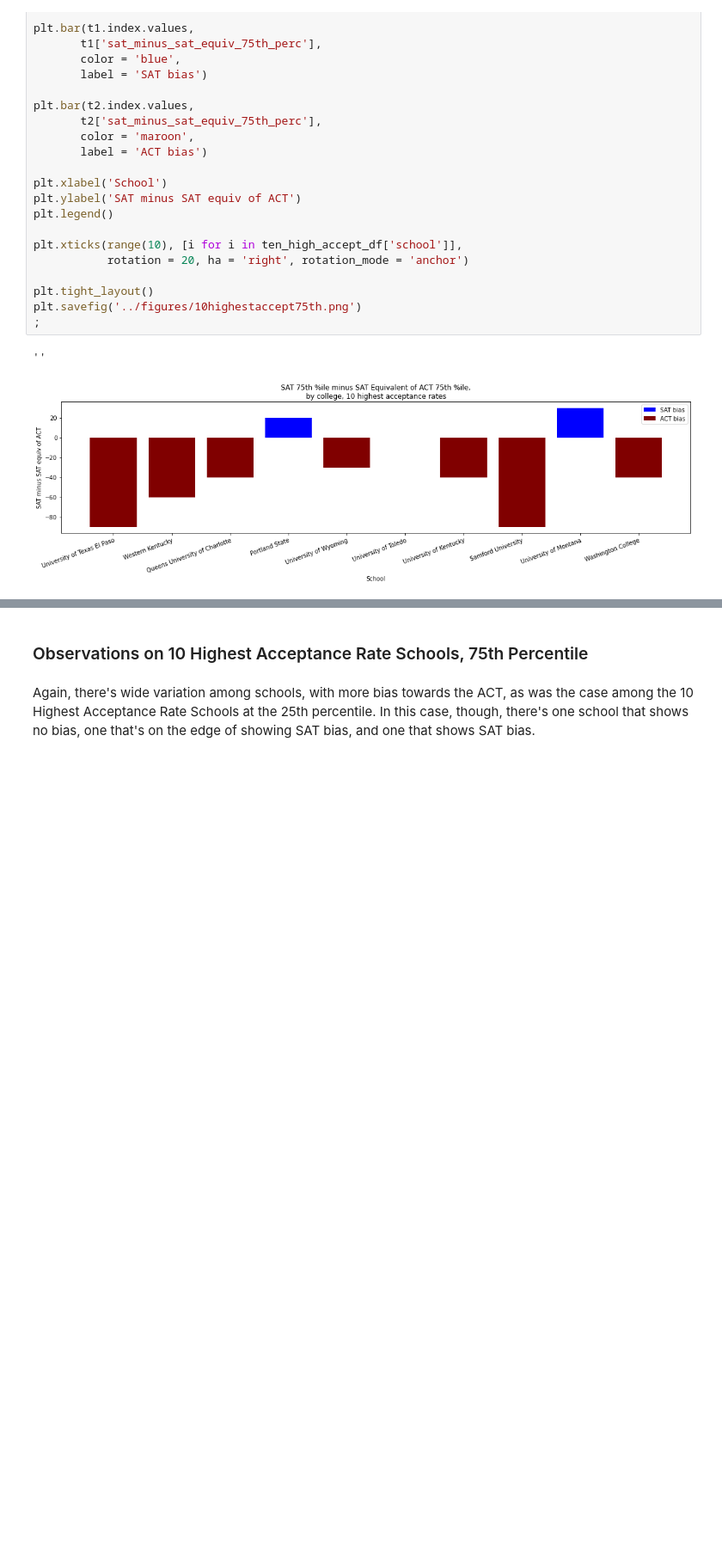
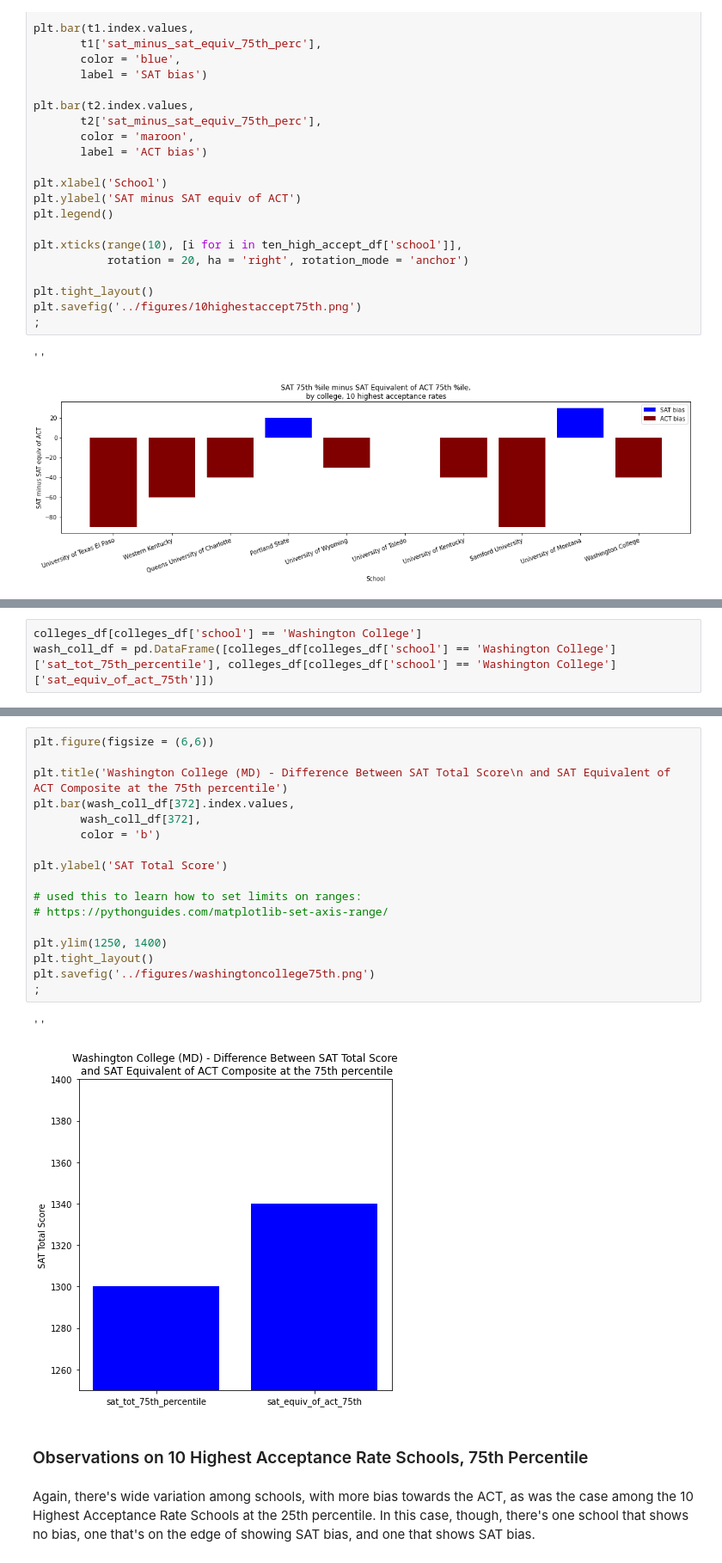
Before and after one commit to lmdunn/actsat, a Jupyter notebook: code/loren-starter-code.ipynb, the cells around one changed output, grey strips where cells are left out. Shown at 86% size. Saved outputs shown, nothing was run; the diff lists cells and outputs as text; blank space fills up the shorter version.

```diff
--- a/code/loren-starter-code.ipynb
+++ b/code/loren-starter-code.ipynb
@@ -2173,3 +2176,6 @@ ten_high_accept_df
 | 7 | 374 | Samford University | Yes | 2021 | Samford University has adopted a ... | 3912 | ... |
 | 8 | 373 | University of Montana | Yes | 2021 | University of Montana has adopted... | 6182 | ... |
 | 9 | 372 | Washington College | Yes | All / Permanent Policy | Ursinus College has a test-option... | 2225 | ... |
+# %%
+colleges_df[colleges_df['school'] == 'Washington College']
+wash_coll_df = pd.DataFrame([colleges_df[colleges_df['school'] == 'Washington College']['sat_tot_75th_percentile'], colleges_df[colleges_df['school'] == 'Washington College']['sat_equiv_of_act_75th']])
@@ -2176,3 +2188,23 @@ ten_high_accept_df
+# %%
+plt.figure(figsize = (6,6))
+
+plt.title('Washington College (MD) - Difference Between SAT Total Score\n and SAT Equivalent of ACT Composite at the 75th percentile')
+plt.bar(wash_coll_df[372].index.values,
+       wash_coll_df[372],
+       color = 'b')
+
+plt.ylabel('SAT Total Score')
+
+# used this to learn how to set limits on ranges:
+# https://pythonguides.com/matplotlib-set-axis-range/
+
+plt.ylim(1250, 1400)
+plt.tight_layout()
+plt.savefig('../figures/washingtoncollege75th.png')
+;
+# %% [output]
+''
+[figure, added]
 # %% [markdown]
 ### Observations on 10 Highest Acceptance Rate Schools, 75th Percentile
 # %% [markdown]
```
Also changed, not shown: parts of 2 cells of this notebook, 5 other files.
